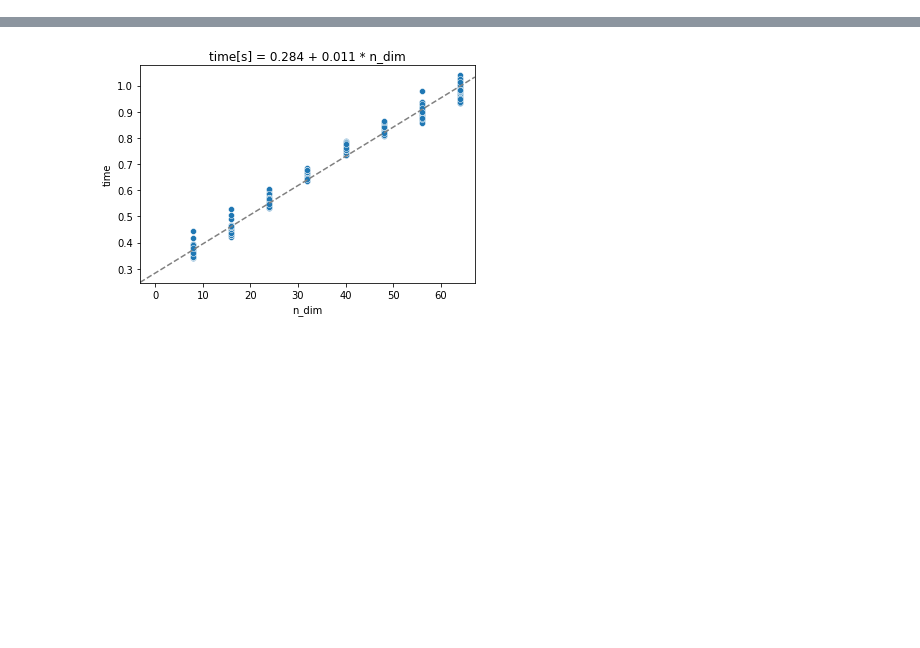
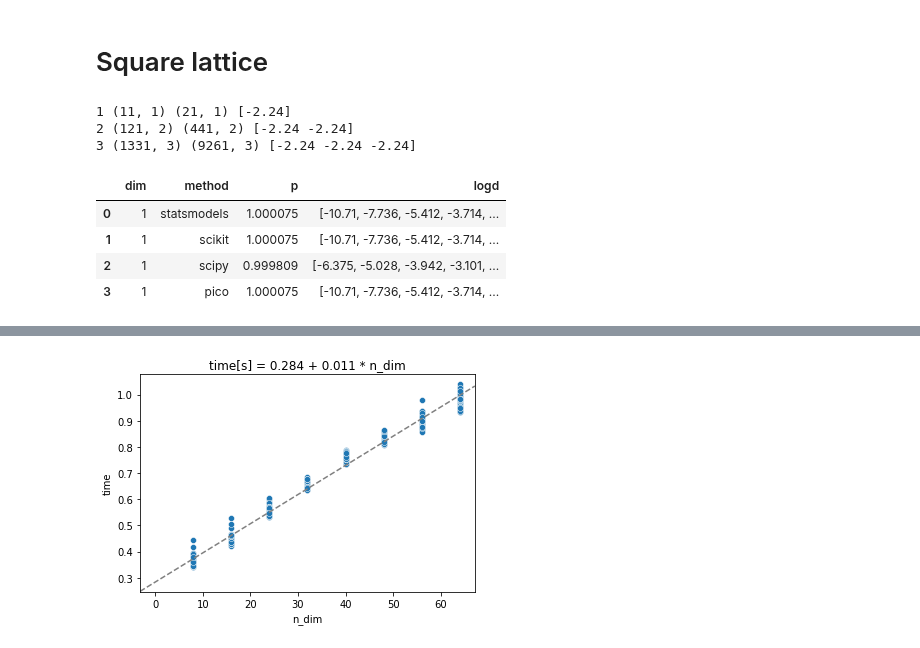
Before and after one commit to capitantoto/fermat, a Jupyter notebook: notebooks/04. Chequeo de Sanidad: EuclideanKDE y KernelDensity.ipynb, the cells around one changed output, grey strips where cells are left out. Cells and saved outputs as stored; diff of their text form; code cells hidden in the pictures; blank space fills up the shorter version.

```diff
--- a/notebooks/04. Chequeo de Sanidad: EuclideanKDE y KernelDensity.ipynb
+++ b/notebooks/04. Chequeo de Sanidad: EuclideanKDE y KernelDensity.ipynb
@@ -329,0 +83,41 @@ import seaborn as sns
+# %% [markdown]
+# Square lattice
+# %%
+# Import the necessary methods to train a multivariete kernel density estimator using `statsmodels`, `scikit-learn` and `scipy`
+from statsmodels.nonparametric.kernel_density import KDEMultivariate
+from sklearn.neighbors import KernelDensity
+from scipy.stats import gaussian_kde
+
+KDEMultivariate.predict = lambda self, X: np.log(self.pdf(X))
+KernelDensity.predict = KernelDensity.score_samples
+gaussian_kde.predict = lambda self, X: self.logpdf(X.T)
+PicoKDE.predict = PicoKDE.density
+
+a, b, step = 0, 5, 0.46
+bw = 0.56
+margin = 4  # in units of bandwidth
+results = []
+for dim in range(1, 4):
+    X_train = lattice(a, b, step, dim)
+    X_test = lattice(a - bw * margin, b + bw * margin, step, dim)
+    print(dim, X_train.shape, X_test.shape, X_test[0])
+    estimators = {
+        "statsmodels": KDEMultivariate(data=X_train, var_type="c" * dim, bw=[bw] * dim),
+        "scikit": KernelDensity(bandwidth=bw).fit(X_train),
+        "scipy": gaussian_kde(X_train.T, bw_method=bw),
+        "pico": PicoKDE(bandwidth=bw).fit(X_train),
+    }
+    log_dens = { k: est.predict(X_test).round(3) for k, est in estimators.items() }
+    results.extend(
+        {
+            "dim": dim,
+            "method": name,
+            "p": sum(np.exp(logd) * (step**dim)),
+            "logd": logd,
+        }
+        for name, logd in log_dens.items()
+    )
+# %% [output]
+1 (11, 1) (21, 1) [-2.24]
+2 (121, 2) (441, 2) [-2.24 -2.24]
+3 (1331, 3) (9261, 3) [-2.24 -2.24 -2.24]
@@ -329,0 +126,8 @@ import seaborn as sns
+# %%
+df[df.dim == 1]
+# %% [output]
+|  | dim | method | p | logd |
+| 0 | 1 | statsmodels | 1.000075 | [-10.71, -7.736, -5.412, -3.714, ... |
+| 1 | 1 | scikit | 1.000075 | [-10.71, -7.736, -5.412, -3.714, ... |
+| 2 | 1 | scipy | 0.999809 | [-6.375, -5.028, -3.942, -3.101, ... |
+| 3 | 1 | pico | 1.000075 | [-10.71, -7.736, -5.412, -3.714, ... |
```
Also changed, not shown: parts of 86 cells of this notebook, 1 other file.
